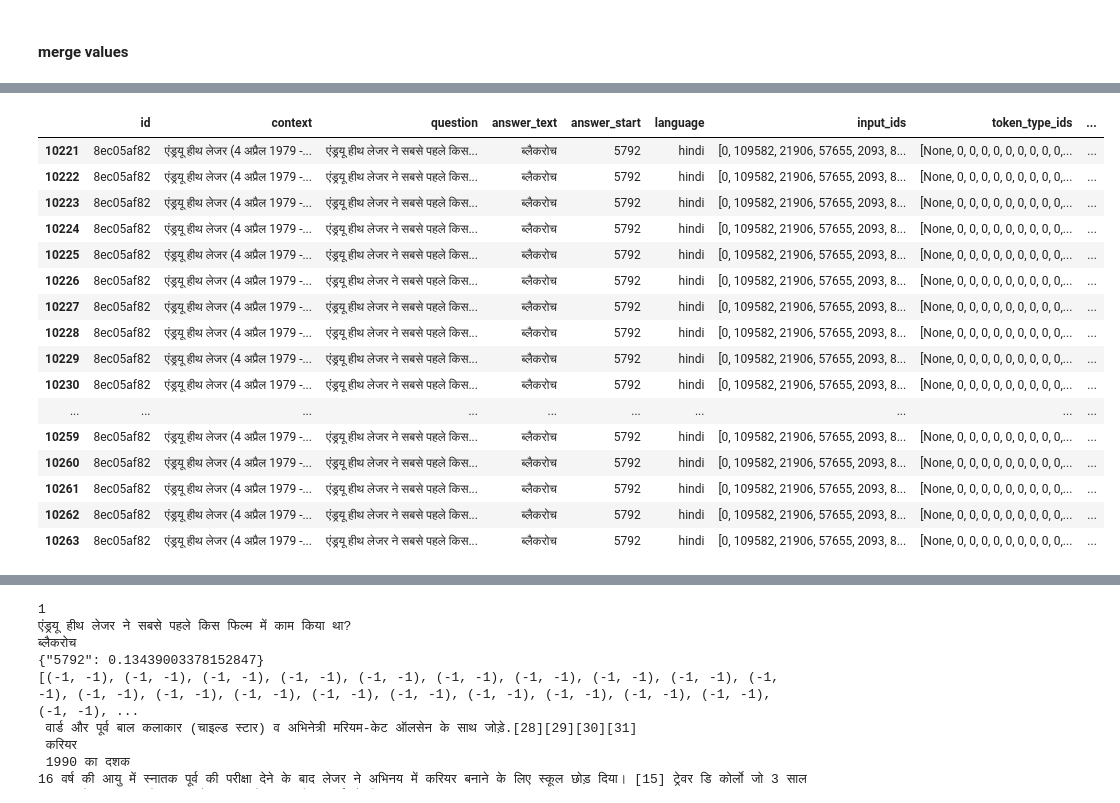
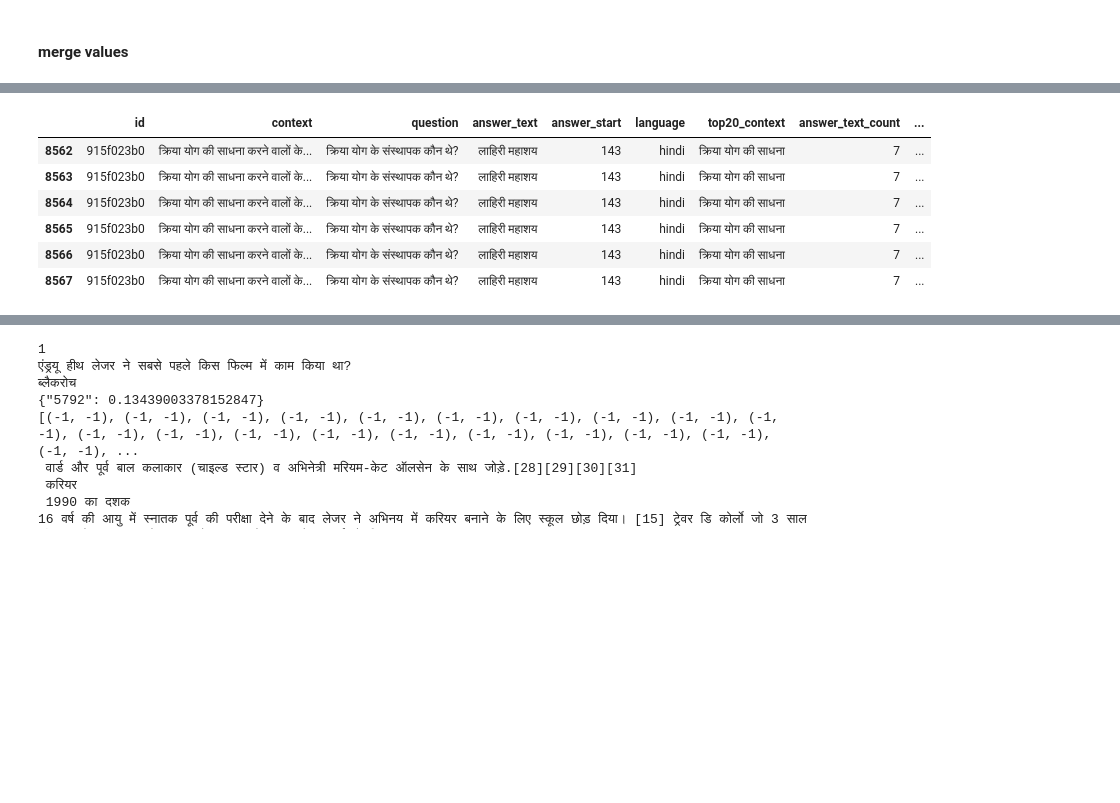
Before and after one commit to guchio3/kaggle-chaii-2021, a Jupyter notebook: notebooks/train_data_pseudolabeling e059.ipynb, the cells around one changed output, grey strips where cells are left out. Saved outputs shown, nothing was run; the diff lists cells and outputs as text; code cells hidden in the pictures; blank space fills up the shorter version.

```diff
--- a/notebooks/train_data_pseudolabeling e059.ipynb
+++ b/notebooks/train_data_pseudolabeling e059.ipynb
@@ -30,9 +36,9 @@ dr = DataRepository(logger=logger, local_root_path="..")
 # %%
 import pickle
 
-prep_df = dr.load_preprocessed_df(
+train_prep_df = dr.load_preprocessed_df(
           dataset_name="train",
-          class_name="BaselineKernelPreprocessorV6",
+          class_name="BaselineKernelPreprocessorV1",
           tokenizer_name="XLMRobertaTokenizerFast",
           max_length=400,
           pad_on_right=True,
@@ -43,5 +49,32 @@ prep_df = dr.load_preprocessed_df(
           add_overflowing_batch_id=False,
     )
 
+mlqa_hindi_prep_df = dr.load_preprocessed_df(
+          dataset_name="mlqa_hindi",
+          class_name="BaselineKernelPreprocessorV1",
+          tokenizer_name="XLMRobertaTokenizerFast",
+          max_length=400,
+          pad_on_right=True,
+          stride=135,
+          split=False,
+          lstrip=False,
+          use_language_as_question=False,
+          add_overflowing_batch_id=False,
+    )
+
+xquad_prep_df = dr.load_preprocessed_df(
+          dataset_name="xquad",
+          class_name="BaselineKernelPreprocessorV1",
+          tokenizer_name="XLMRobertaTokenizerFast",
+          max_length=400,
+          pad_on_right=True,
+          stride=135,
+          split=False,
+          lstrip=False,
+          use_language_as_question=False,
+          add_overflowing_batch_id=False,
+    )
+
+prep_df = pd.concat([train_prep_df, mlqa_hindi_prep_df, xquad_prep_df], axis=0).reset_index(drop=True)
 prep_df
 # %% [output]
@@ -67,7 +104,7 @@ import gc
 from collections import defaultdict
 from tqdm.auto import tqdm
 
-target_exp_ids = ["e059"]
+target_exp_ids = ["e070"]
 
 checkpoints_info = {}
 
@@ -266,14 +293,14 @@ prep_df.head(100)[["id", "question", "answer_text", "answer_start", "language",
 def temp(x):
     y = json.loads(x)
     if len(y) == 0:
-        return -1
+        return -100000000
     else:
         return max(y.values())
 
 def temp2(x):
     y = json.loads(x)
     if len(y) == 0:
-        return -1
+        return -100000000
     else:
         res_k = -1
         res_v = -1_000_000_000
@@ -354,20 +365,10 @@ Name: max_index, Length: 1114, dtype: int64
 # %%
-prep_df.query("id == '8ec05af82'")
+prep_df.query("id == '915f023b0'")
 # %% [output]
-|  | id | context | question | answer_text | answer_start | language | input_ids | token_type_ids | ... |
-| 10221 | 8ec05af82 | एंड्रयू हीथ लेजर (4 अप्रैल 1979 -... | एंड्रयू हीथ लेजर ने सबसे पहले किस... | ब्लैकरोच | 5792 | hindi | [0, 109582, 21906, 57655, 2093, 8... | [None, 0, 0, 0, 0, 0, 0, 0, 0, 0,... | ... |
-| 10222 | 8ec05af82 | एंड्रयू हीथ लेजर (4 अप्रैल 1979 -... | एंड्रयू हीथ लेजर ने सबसे पहले किस... | ब्लैकरोच | 5792 | hindi | [0, 109582, 21906, 57655, 2093, 8... | [None, 0, 0, 0, 0, 0, 0, 0, 0, 0,... | ... |
-| 10223 | 8ec05af82 | एंड्रयू हीथ लेजर (4 अप्रैल 1979 -... | एंड्रयू हीथ लेजर ने सबसे पहले किस... | ब्लैकरोच | 5792 | hindi | [0, 109582, 21906, 57655, 2093, 8... | [None, 0, 0, 0, 0, 0, 0, 0, 0, 0,... | ... |
-| 10224 | 8ec05af82 | एंड्रयू हीथ लेजर (4 अप्रैल 1979 -... | एंड्रयू हीथ लेजर ने सबसे पहले किस... | ब्लैकरोच | 5792 | hindi | [0, 109582, 21906, 57655, 2093, 8... | [None, 0, 0, 0, 0, 0, 0, 0, 0, 0,... | ... |
-| 10225 | 8ec05af82 | एंड्रयू हीथ लेजर (4 अप्रैल 1979 -... | एंड्रयू हीथ लेजर ने सबसे पहले किस... | ब्लैकरोच | 5792 | hindi | [0, 109582, 21906, 57655, 2093, 8... | [None, 0, 0, 0, 0, 0, 0, 0, 0, 0,... | ... |
-| 10226 | 8ec05af82 | एंड्रयू हीथ लेजर (4 अप्रैल 1979 -... | एंड्रयू हीथ लेजर ने सबसे पहले किस... | ब्लैकरोच | 5792 | hindi | [0, 109582, 21906, 57655, 2093, 8... | [None, 0, 0, 0, 0, 0, 0, 0, 0, 0,... | ... |
-| 10227 | 8ec05af82 | एंड्रयू हीथ लेजर (4 अप्रैल 1979 -... | एंड्रयू हीथ लेजर ने सबसे पहले किस... | ब्लैकरोच | 5792 | hindi | [0, 109582, 21906, 57655, 2093, 8... | [None, 0, 0, 0, 0, 0, 0, 0, 0, 0,... | ... |
-| 10228 | 8ec05af82 | एंड्रयू हीथ लेजर (4 अप्रैल 1979 -... | एंड्रयू हीथ लेजर ने सबसे पहले किस... | ब्लैकरोच | 5792 | hindi | [0, 109582, 21906, 57655, 2093, 8... | [None, 0, 0, 0, 0, 0, 0, 0, 0, 0,... | ... |
-| 10229 | 8ec05af82 | एंड्रयू हीथ लेजर (4 अप्रैल 1979 -... | एंड्रयू हीथ लेजर ने सबसे पहले किस... | ब्लैकरोच | 5792 | hindi | [0, 109582, 21906, 57655, 2093, 8... | [None, 0, 0, 0, 0, 0, 0, 0, 0, 0,... | ... |
-| 10230 | 8ec05af82 | एंड्रयू हीथ लेजर (4 अप्रैल 1979 -... | एंड्रयू हीथ लेजर ने सबसे पहले किस... | ब्लैकरोच | 5792 | hindi | [0, 109582, 21906, 57655, 2093, 8... | [None, 0, 0, 0, 0, 0, 0, 0, 0, 0,... | ... |
-| ... | ... | ... | ... | ... | ... | ... | ... | ... | ... |
-| 10259 | 8ec05af82 | एंड्रयू हीथ लेजर (4 अप्रैल 1979 -... | एंड्रयू हीथ लेजर ने सबसे पहले किस... | ब्लैकरोच | 5792 | hindi | [0, 109582, 21906, 57655, 2093, 8... | [None, 0, 0, 0, 0, 0, 0, 0, 0, 0,... | ... |
-| 10260 | 8ec05af82 | एंड्रयू हीथ लेजर (4 अप्रैल 1979 -... | एंड्रयू हीथ लेजर ने सबसे पहले किस... | ब्लैकरोच | 5792 | hindi | [0, 109582, 21906, 57655, 2093, 8... | [None, 0, 0, 0, 0, 0, 0, 0, 0, 0,... | ... |
-| 10261 | 8ec05af82 | एंड्रयू हीथ लेजर (4 अप्रैल 1979 -... | एंड्रयू हीथ लेजर ने सबसे पहले किस... | ब्लैकरोच | 5792 | hindi | [0, 109582, 21906, 57655, 2093, 8... | [None, 0, 0, 0, 0, 0, 0, 0, 0, 0,... | ... |
-| 10262 | 8ec05af82 | एंड्रयू हीथ लेजर (4 अप्रैल 1979 -... | एंड्रयू हीथ लेजर ने सबसे पहले किस... | ब्लैकरोच | 5792 | hindi | [0, 109582, 21906, 57655, 2093, 8... | [None, 0, 0, 0, 0, 0, 0, 0, 0, 0,... | ... |
-| 10263 | 8ec05af82 | एंड्रयू हीथ लेजर (4 अप्रैल 1979 -... | एंड्रयू हीथ लेजर ने सबसे पहले किस... | ब्लैकरोच | 5792 | hindi | [0, 109582, 21906, 57655, 2093, 8... | [None, 0, 0, 0, 0, 0, 0, 0, 0, 0,... | ... |
+|  | id | context | question | answer_text | answer_start | language | top20_context | answer_text_count | ... |
+| 8562 | 915f023b0 | क्रिया योग की साधना करने वालों के... | क्रिया योग के संस्थापक कौन थे? | लाहिरी महाशय | 143 | hindi | क्रिया योग की साधना | 7 | ... |
+| 8563 | 915f023b0 | क्रिया योग की साधना करने वालों के... | क्रिया योग के संस्थापक कौन थे? | लाहिरी महाशय | 143 | hindi | क्रिया योग की साधना | 7 | ... |
+| 8564 | 915f023b0 | क्रिया योग की साधना करने वालों के... | क्रिया योग के संस्थापक कौन थे? | लाहिरी महाशय | 143 | hindi | क्रिया योग की साधना | 7 | ... |
+| 8565 | 915f023b0 | क्रिया योग की साधना करने वालों के... | क्रिया योग के संस्थापक कौन थे? | लाहिरी महाशय | 143 | hindi | क्रिया योग की साधना | 7 | ... |
+| 8566 | 915f023b0 | क्रिया योग की साधना करने वालों के... | क्रिया योग के संस्थापक कौन थे? | लाहिरी महाशय | 143 | hindi | क्रिया योग की साधना | 7 | ... |
+| 8567 | 915f023b0 | क्रिया योग की साधना करने वालों के... | क्रिया योग के संस्थापक कौन थे? | लाहिरी महाशय | 143 | hindi | क्रिया योग की साधना | 7 | ... |
```
Also changed, not shown: parts of 29 cells of this notebook, 4 other files.
